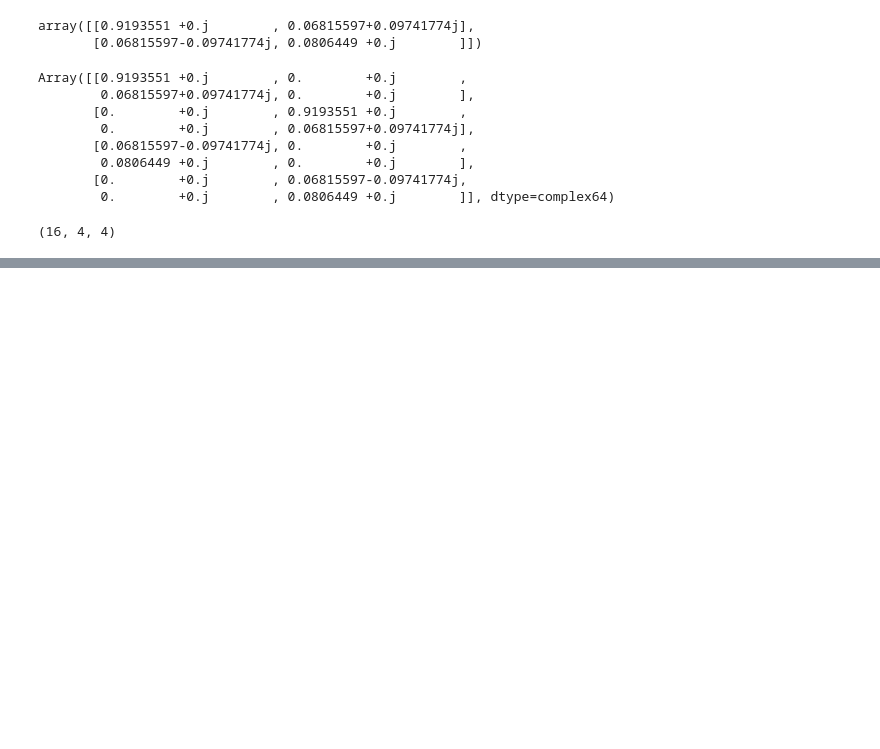
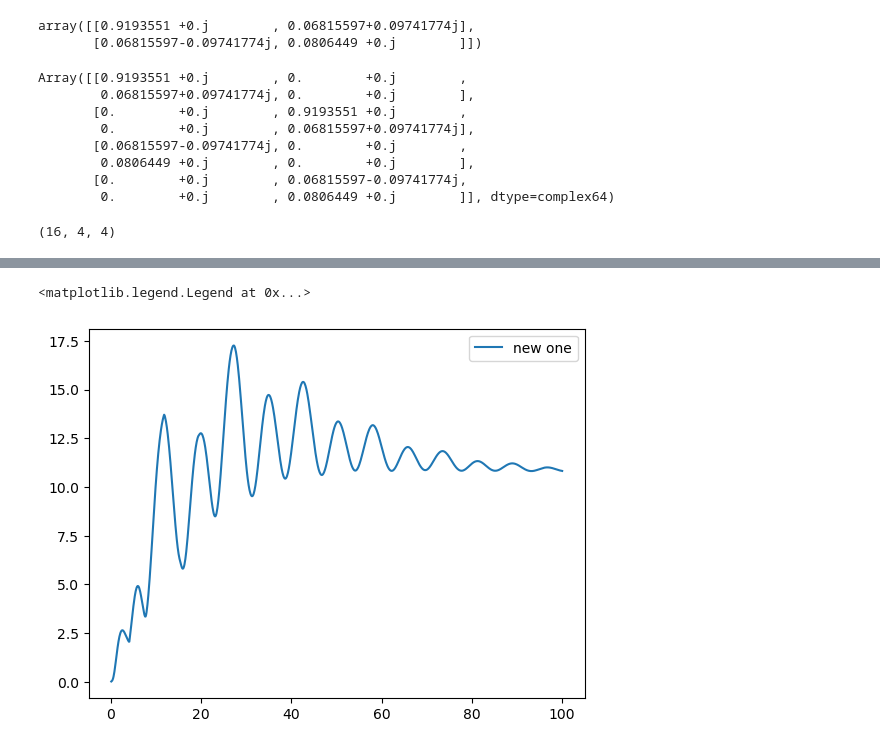
Before and after one commit to Rumoa/qll_qdots, a Jupyter notebook: model_writing.ipynb, the cells around one changed output, grey strips where cells are left out. Saved outputs shown, nothing was run; the diff lists cells and outputs as text; code cells hidden in the pictures; blank space fills up the shorter version.

```diff
--- a/model_writing.ipynb
+++ b/model_writing.ipynb
@@ -330,0 +638,8 @@ initial_state = m.vec(qt.ket2dm(qt.basis(2, 0)).full())
+# %%
+plt.plot(times, jax.vmap(qfim)(times)[:, 2, 2], label="new one")
+# plt.plot(times, jax.vmap(aux_qfim)(times), label="fun with eigenvals")
+# plt.plot(times, jax.vmap(aux_qfim_2)(times)[:, 2, 2], label="fun with inverse")
+plt.legend()
+# %% [output]
+<matplotlib.legend.Legend at 0x...>
+[figure, added]
```
Also changed, not shown: parts of 15 cells of this notebook.
